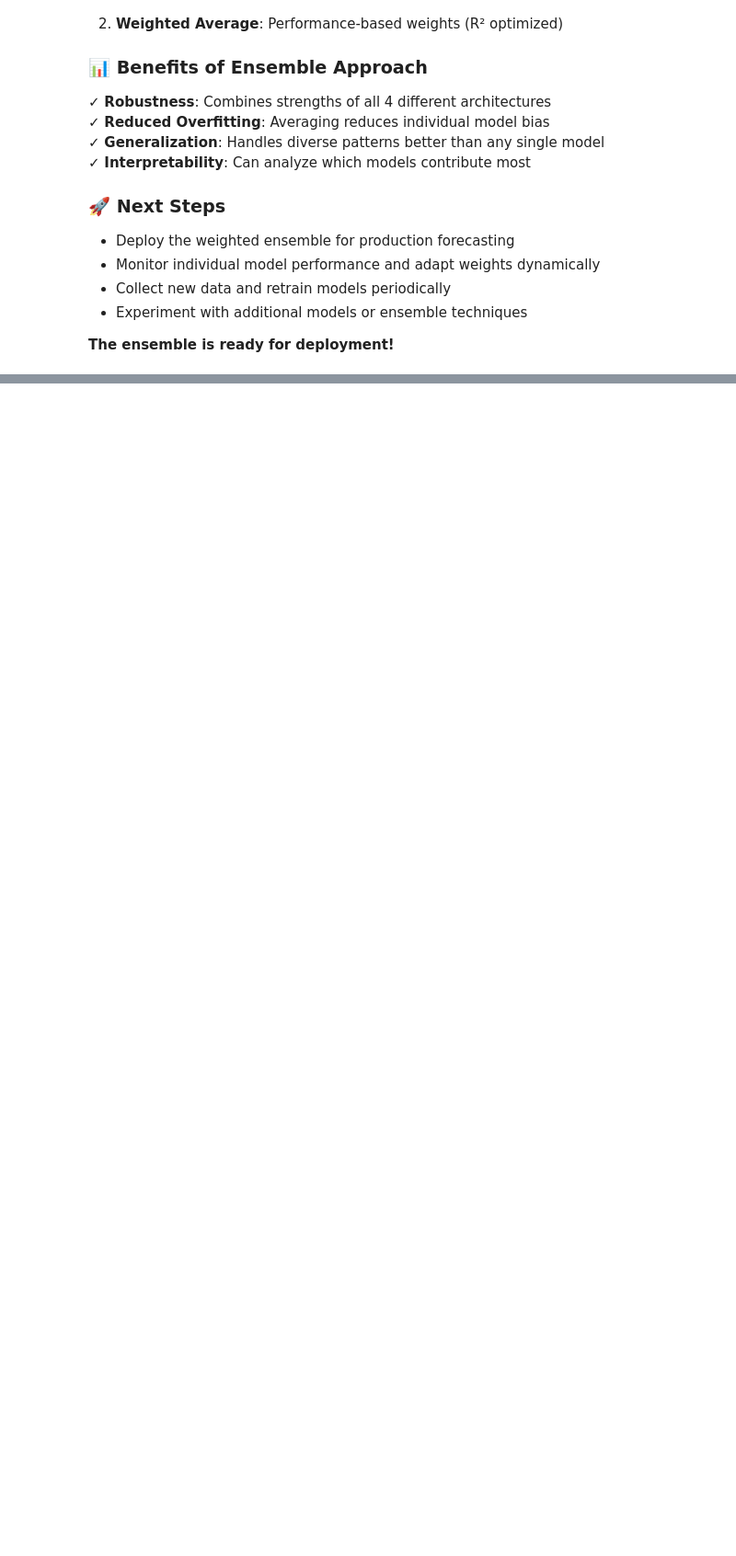
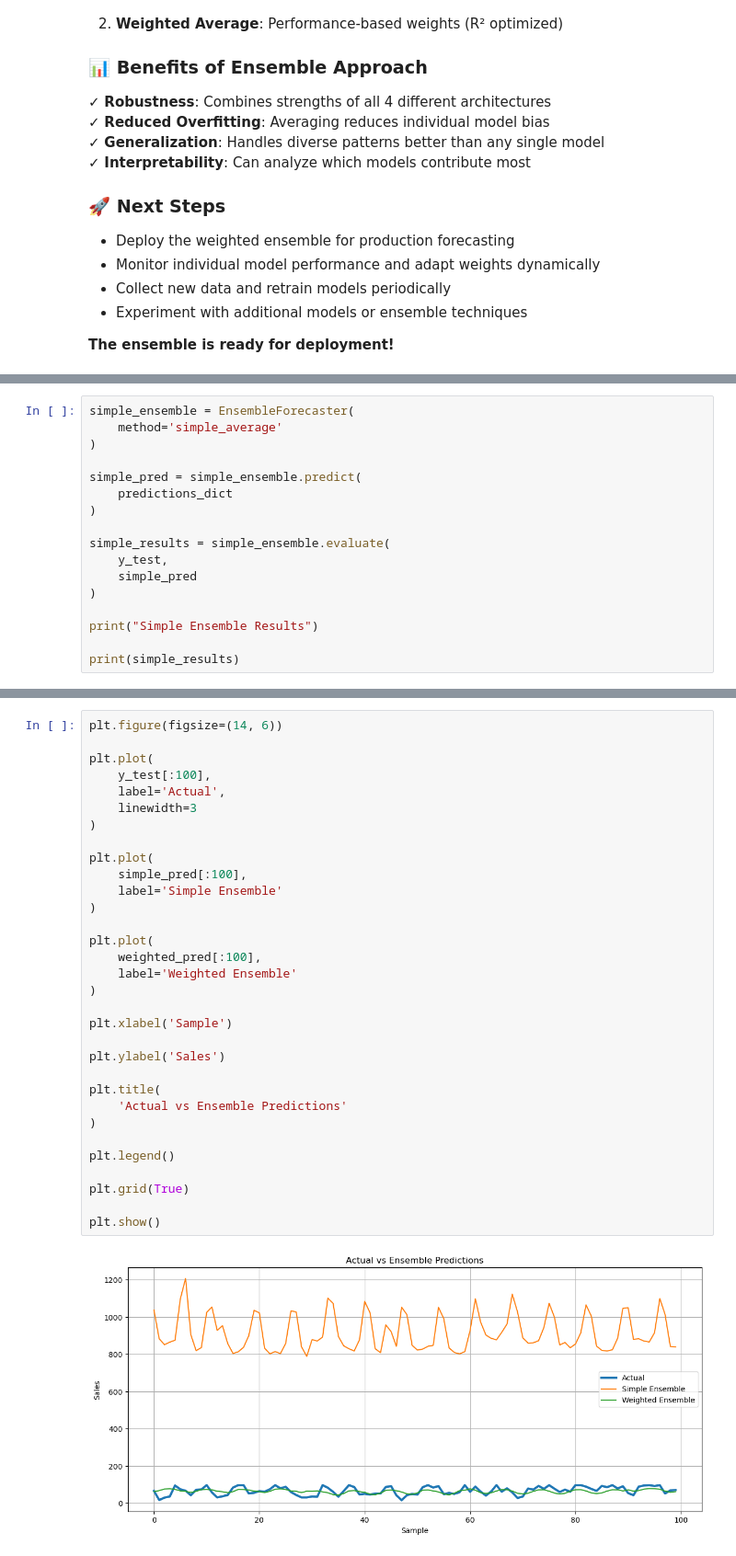
Before and after one commit to nhbi05/demand-forecasting, a Jupyter notebook: notebooks/06_Ensemble.ipynb, the cells around one changed output, grey strips where cells are left out. Shown at 92% size. Drawn from its saved outputs; the diff is of its cells as text; blank space fills up the shorter version.

Commit message:
worked on the ensemble of the four models

```diff
--- a/notebooks/06_Ensemble.ipynb
+++ b/notebooks/06_Ensemble.ipynb
@@ -427,0 +205,17 @@ This notebook combines predictions from **all 4 models** (LSTM, RNN, Random Fore
+# %%
+simple_ensemble = EnsembleForecaster(
+    method='simple_average'
+)
+
+simple_pred = simple_ensemble.predict(
+    predictions_dict
+)
+
+simple_results = simple_ensemble.evaluate(
+    y_test,
+    simple_pred
+)
+
+print("Simple Ensemble Results")
+
+print(simple_results)
@@ -427,0 +307,34 @@ This notebook combines predictions from **all 4 models** (LSTM, RNN, Random Fore
+# %%
+plt.figure(figsize=(14, 6))
+
+plt.plot(
+    y_test[:100],
+    label='Actual',
+    linewidth=3
+)
+
+plt.plot(
+    simple_pred[:100],
+    label='Simple Ensemble'
+)
+
+plt.plot(
+    weighted_pred[:100],
+    label='Weighted Ensemble'
+)
+
+plt.xlabel('Sample')
+
+plt.ylabel('Sales')
+
+plt.title(
+    'Actual vs Ensemble Predictions'
+)
+
+plt.legend()
+
+plt.grid(True)
+
+plt.show()
+# %% [output]
+[figure, added]
```
Also changed, not shown: parts of 43 cells of this notebook.
